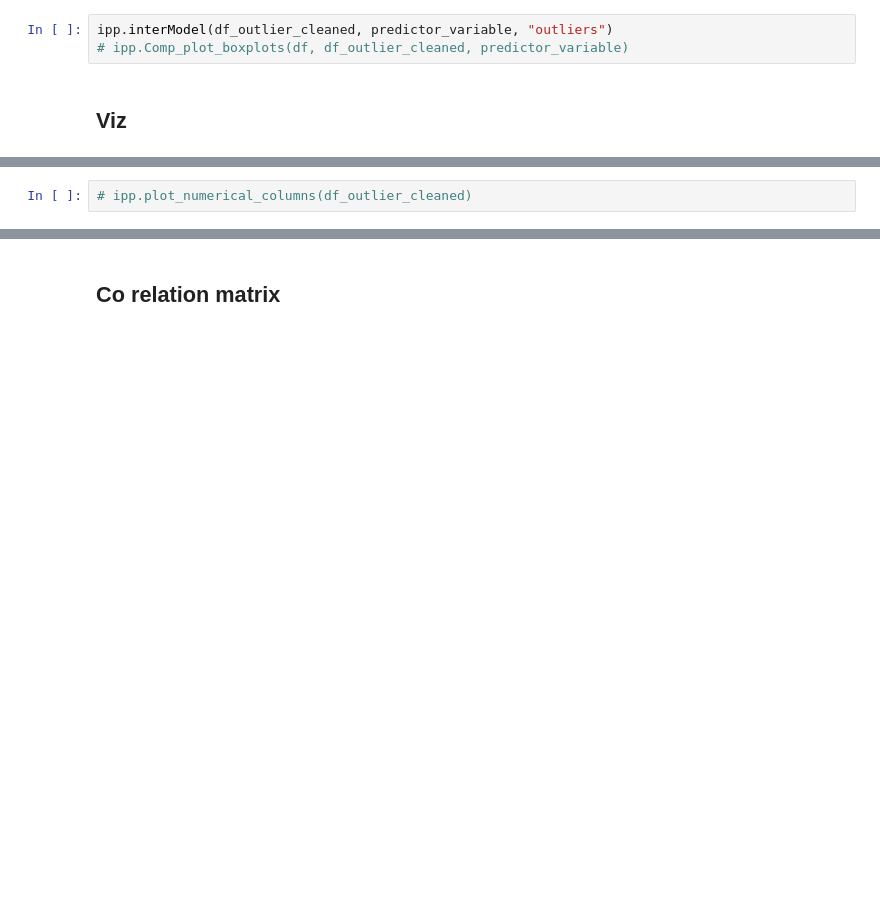
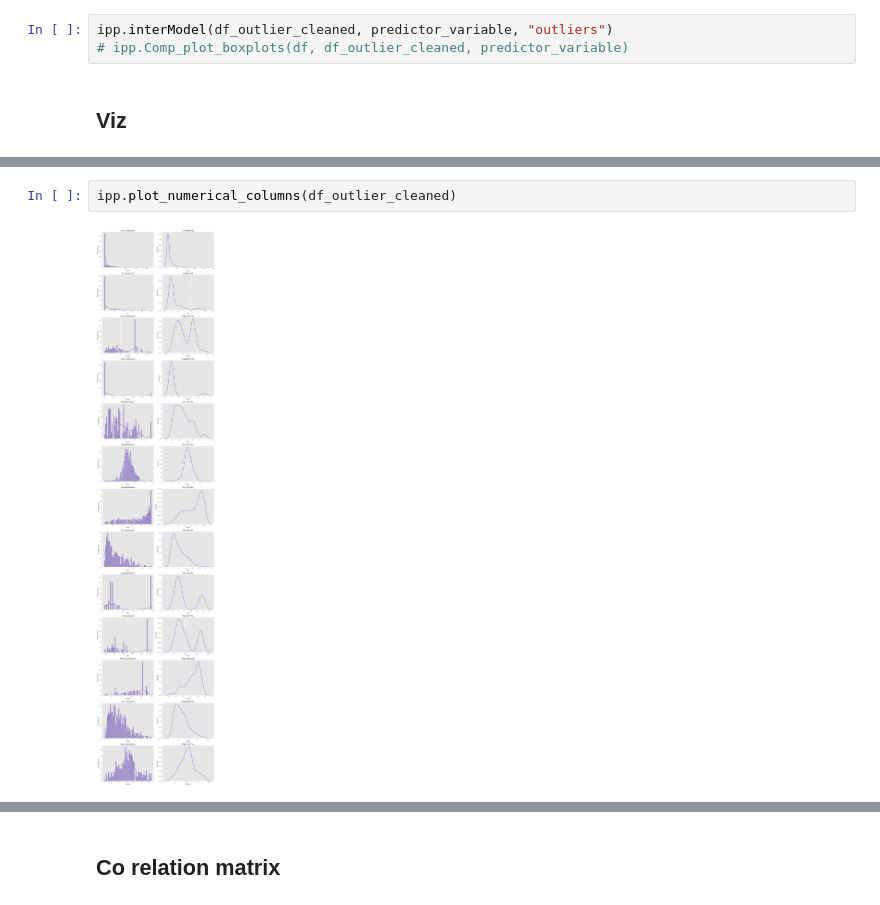
Before and after one commit to nikhil9066/API-model, a Jupyter notebook: model/boston_2.ipynb, the cells around one changed output, grey strips where cells are left out. Drawn from its saved outputs; the diff is of its cells as text; blank space fills up the shorter version.

```diff
--- a/model/boston_2.ipynb
+++ b/model/boston_2.ipynb
@@ -173,3 +177,5 @@ ipp.interModel(df_outlier_cleaned, predictor_variable, "outliers")
 # %%
-# ipp.plot_numerical_columns(df_outlier_cleaned)
+ipp.plot_numerical_columns(df_outlier_cleaned)
+# %% [output]
+[figure, added]
 # %%
```
Also changed, not shown: parts of 11 cells of this notebook, 11 other files.
